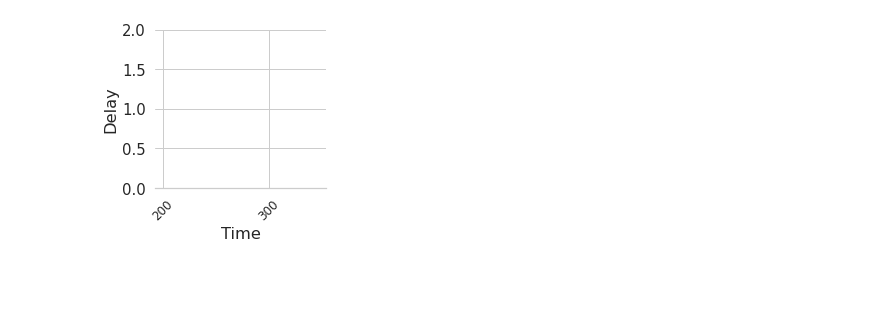
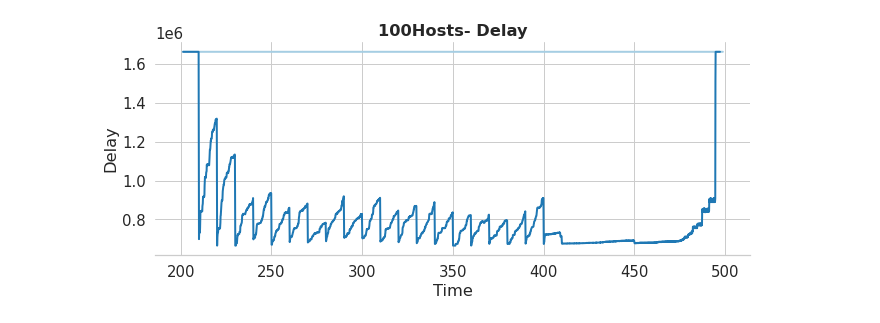
Before and after one commit to pedrobellotti/iperftestes, a Jupyter notebook: Simulacao/NovoArtigo/analisePingNovo.ipynb, the cells around one changed output. Drawn from its saved outputs; the diff is of its cells as text; code cells hidden in the pictures; blank space fills up the shorter version.

Commit message:
Add gráficos de delay e Jitter

```diff
--- a/Simulacao/NovoArtigo/analisePingNovo.ipynb
+++ b/Simulacao/NovoArtigo/analisePingNovo.ipynb
@@ -43,7 +40,7 @@ pd.options.display.min_rows = 20
 
 # Parâmetros que variam nesta simulação
 seeds = [1,2]
-cargas = ["150hosts"] #"50hosts", "100hosts",
+cargas = ["50hosts"] #"50hosts", "100hosts",
 experimentos = ["a5"]
 
 # Tempo total de simulação
@@ -152,4 +138,9 @@ df_saidaStruct.drop(columns=["SRCIP", "DSTIP", "SRCPort", "DSTPort","Protocol","
 # %%
+cargas = ["100hosts"]
+df_ping = read_df_ping()
+df_saidaStruct = read_df_saidaStruct()
+df_saidaStruct.drop(columns=["SRCIP", "DSTIP", "SRCPort", "DSTPort","Protocol","NumSwitches", "Active","Blocked", "Direction", "TimeCreated", "TimeFinished", "ExpBytes", "Rate"],inplace=True)
 df_concatenado = pd.merge(df_ping, df_saidaStruct, how='left', on = ['Cookie', 'Load','Experimento', 'Seed'])
 df_concatenado.reset_index(inplace=True)
-#df_concatenado
+df_concatenado = df_concatenado.groupby(["InCache", "Time:s"]).mean()
+df_concatenado.reset_index(inplace = True)
@@ -219,16 +147,15 @@ df_naoMovido
 # %%
-snsplt = sns.relplot( x="Time:s", y="Delay:ns", height=3.5, aspect=1.1,
-            kind="line", data=df_movido, ci=confianca)
-snsplt.set_titles("title")
+snsplt = sns.relplot( x="Time:s", y="Delay:ns", hue="InCache", kind="line", legend=False,
+                      data=df_concatenado, ci=confianca, markers=True)
+plt.title('100Hosts- Delay')
 snsplt.set_axis_labels("Time", "Delay")
 if (titulos):
-    snsplt.fig.suptitle('title', y=1.05)
-snsplt.set(ylim=(0,2))
-snsplt.set_xticklabels(rotation=45, size=12)
-#snsplt.fig.set_size_inches(11,4)
+    snsplt.fig.suptitle('100 hosts - Delay', y=1.05)
+snsplt.fig.set_size_inches(11,4)
 snsplt.despine(left=True)
+
 if (salvarGraficos):
-    snsplt.savefig("nome.pdf")
+    snsplt.savefig("100hosts-delay.pdf")
 # %% [output]
-[figure, old version]
+[figure, new version]
 # %%
```
Also changed, not shown: parts of 12 cells of this notebook, 3 other files.
